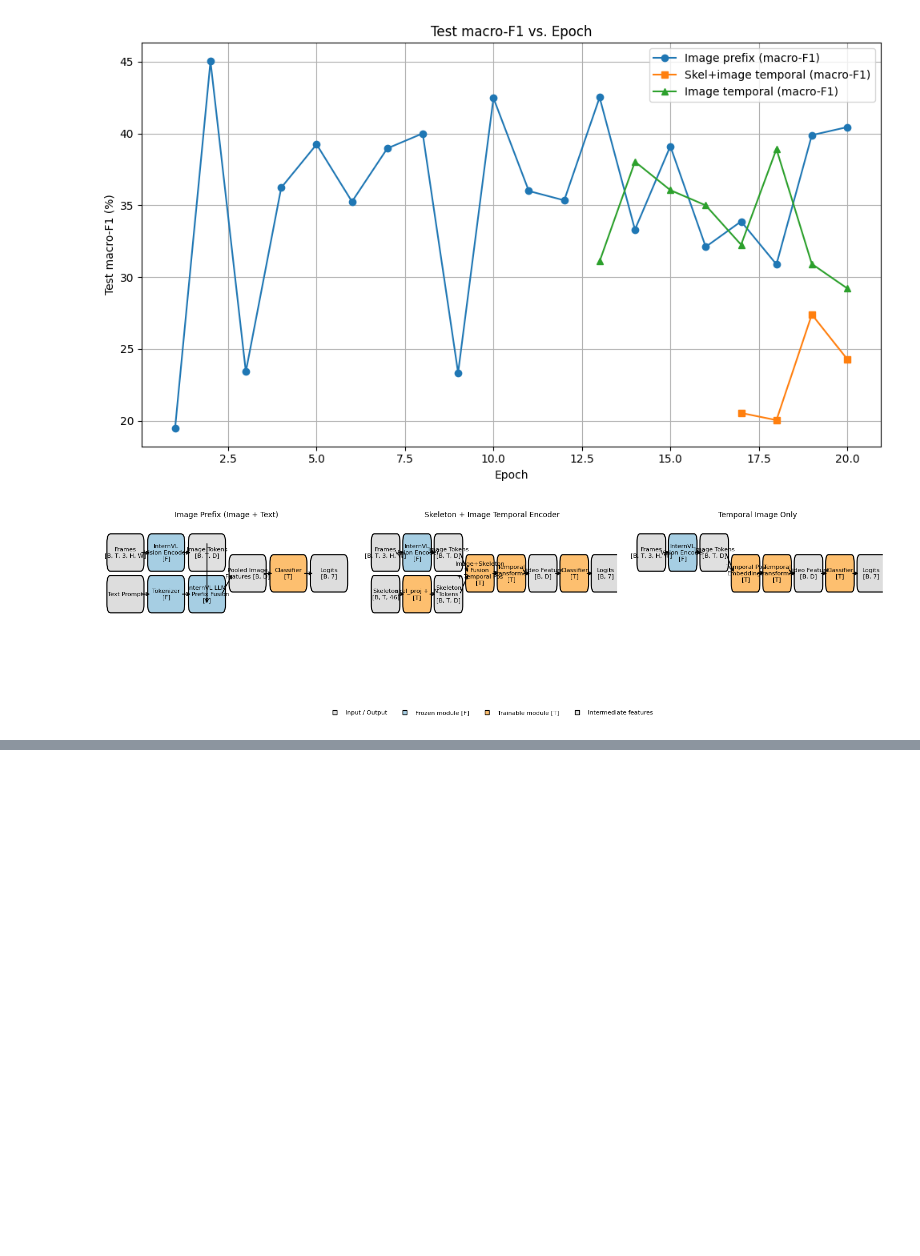
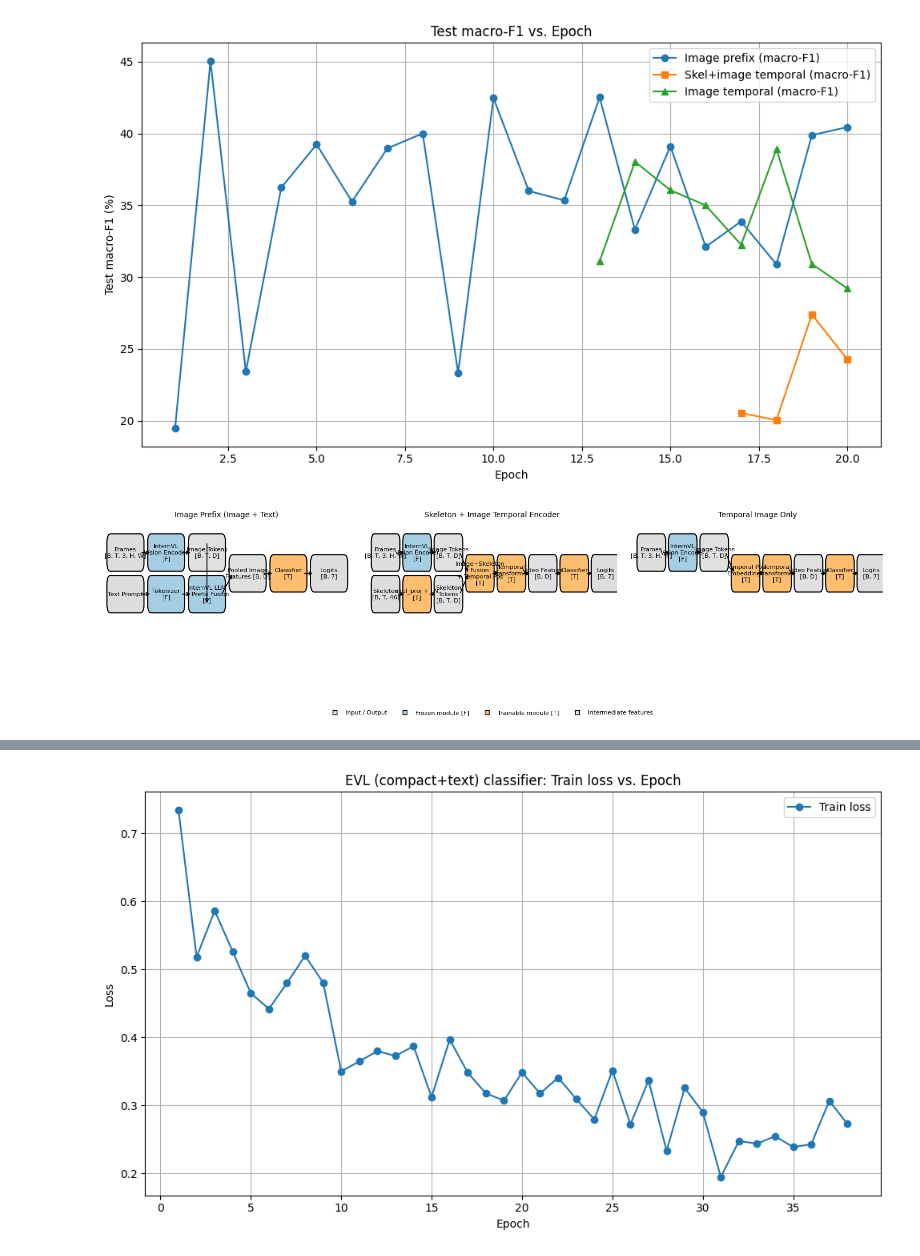
Before and after one commit to AnthonyChen0921/internvl-gait, a Jupyter notebook: result.ipynb, the cells around one changed output, grey strips where cells are left out. Saved outputs shown, nothing was run; the diff lists cells and outputs as text; code cells hidden in the pictures; blank space fills up the shorter version.

```diff
--- a/result.ipynb
+++ b/result.ipynb
@@ -651,0 +704,82 @@ plt.show()
+# %%
+import matplotlib.pyplot as plt
+import numpy as np
+
+# EVL (compact+text) run
+# NOTE: your log is complete through Epoch 38; Epoch 39/40 aren't fully shown in the snippet.
+train_loss = [
+    # 1..20
+    0.7340, 0.5183, 0.5863, 0.5261, 0.4651,
+    0.4419, 0.4801, 0.5202, 0.4806, 0.3502,
+    0.3649, 0.3799, 0.3729, 0.3873, 0.3124,
+    0.3970, 0.3482, 0.3180, 0.3073, 0.3486,
+    # 21..38
+    0.3177, 0.3410, 0.3097, 0.2796, 0.3516,
+    0.2724, 0.3369, 0.2334, 0.3258, 0.2904,
+    0.1949, 0.2478, 0.2440, 0.2548, 0.2390,
+    0.2430, 0.3069, 0.2729,
+]
+
+test_acc = [  # in %
+    # 1..20
+    45.05, 32.08, 54.95, 59.04, 28.33,
+    33.79, 40.96, 30.72, 44.37, 56.31,
+    34.81, 49.83, 53.58, 55.63, 54.61,
+    45.39, 39.93, 50.17, 55.29, 29.35,
+    # 21..38
+    47.78, 46.08, 47.78, 52.90, 58.02,
+    57.68, 55.63, 57.00, 56.66, 57.00,
+    48.12, 62.12, 52.22, 62.46, 62.46,
+    38.91, 60.41, 36.18,
+]
+
+test_macro_f1 = [  # in %
+    # 1..20
+    38.35, 31.63, 37.28, 37.29, 27.11,
+    26.33, 32.61, 21.94, 33.62, 30.90,
+    26.40, 39.63, 38.52, 38.40, 28.79,
+    35.12, 36.05, 39.60, 37.26, 26.87,
+    # 21..38
+    33.74, 21.15, 41.04, 40.16, 41.39,
+    40.49, 39.49, 39.18, 34.57, 37.49,
+    39.59, 42.12, 41.25, 43.83, 44.26,
+    37.45, 37.87, 28.57,
+]
+
+epochs = np.arange(1, len(train_loss) + 1)
+
+# --- Plot 1: train loss ---
+plt.figure(figsize=(10, 6))
+plt.plot(epochs, train_loss, marker='o', label='Train loss')
+plt.xlabel('Epoch')
+plt.ylabel('Loss')
+plt.title('EVL (compact+text) classifier: Train loss vs. Epoch')
+plt.grid(True)
+plt.legend()
+plt.tight_layout()
+plt.show()
+
+# --- Plot 2: test metrics ---
+plt.figure(figsize=(10, 6))
+plt.plot(epochs, test_acc, marker='o', label='Test accuracy (%)')
+plt.plot(epochs, test_macro_f1, marker='s', label='Test macro-F1 (%)')
+
+# optional: highlight best macro-F1 epoch
+best_idx = int(np.argmax(test_macro_f1))
+best_epoch = epochs[best_idx]
+best_f1 = test_macro_f1[best_idx]
+plt.scatter([best_epoch], [best_f1], s=120, label=f'Best macro-F1 @ epoch {best_epoch} ({best_f1:.2f}%)')
+plt.annotate(f'Best F1\nE{best_epoch}: {best_f1:.2f}%',
+             xy=(best_epoch, best_f1),
+             xytext=(best_epoch, best_f1 + 3),
+             arrowprops=dict(arrowstyle='->'))
+
+plt.xlabel('Epoch')
+plt.ylabel('Metric (%)')
+plt.title('EVL (compact+text) classifier: Test accuracy and macro-F1 vs. Epoch')
+plt.grid(True)
+plt.legend()
+plt.tight_layout()
+plt.show()
+# %% [output]
+[figure, added]
```
Also changed, not shown: parts of 4 cells of this notebook, 15 other files.
